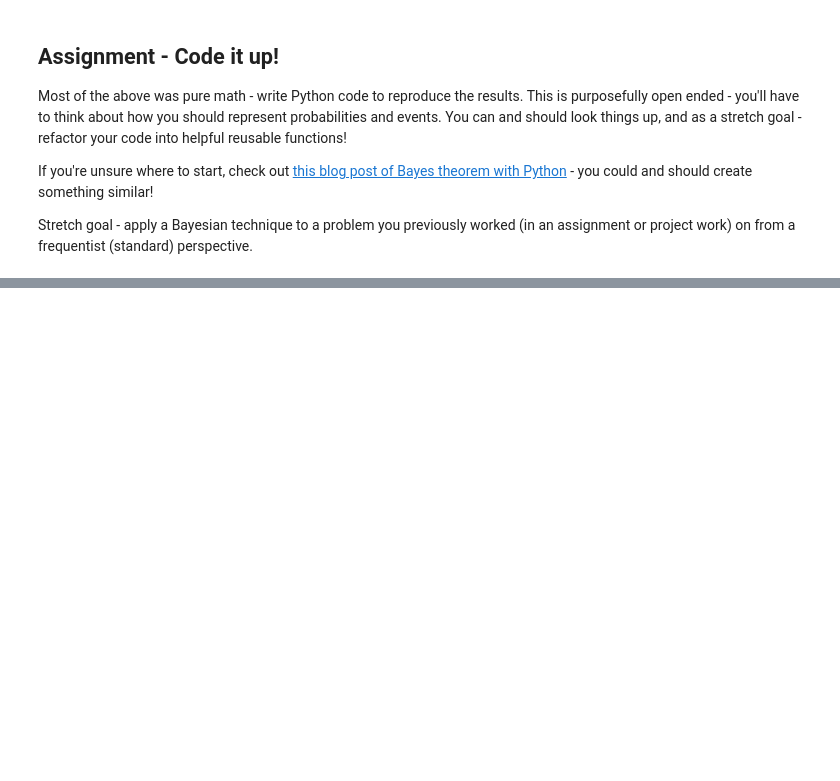
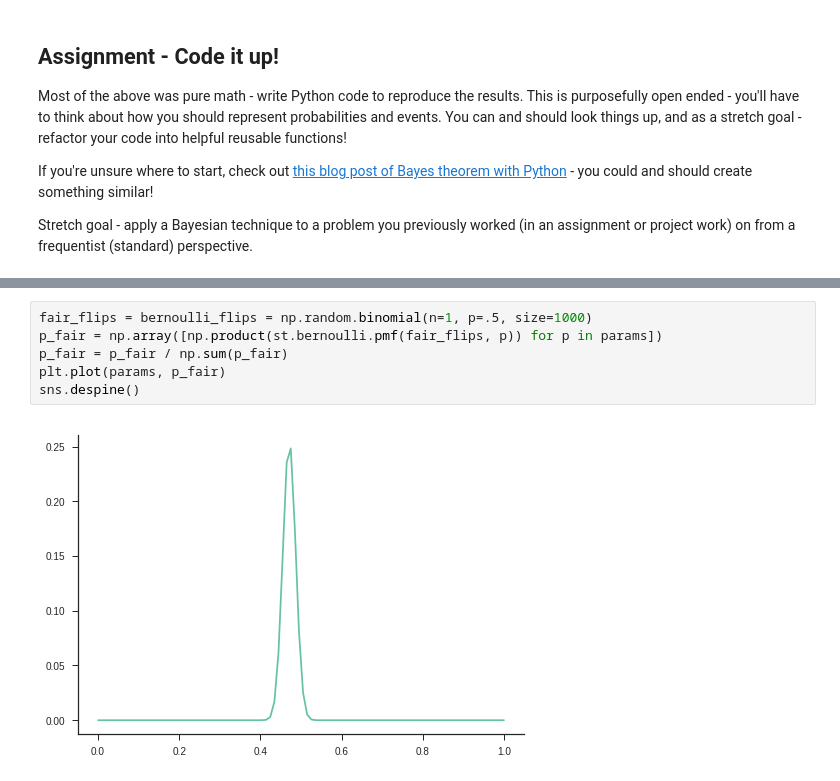
Before and after one commit to bloominstituteoftechnology/DS-Unit-1-Sprint-3-Statistical-Tests-and-Experiments, a Jupyter notebook: module3-introduction-to-bayesian-inference/LS_DS_143_Introduction_to_Bayesian_Inference.ipynb, the cells around one changed output, grey strips where cells are left out. Saved outputs shown, nothing was run; the diff lists cells and outputs as text; blank space fills up the shorter version.

```diff
--- a/module3-introduction-to-bayesian-inference/LS_DS_143_Introduction_to_Bayesian_Inference.ipynb
+++ b/module3-introduction-to-bayesian-inference/LS_DS_143_Introduction_to_Bayesian_Inference.ipynb
@@ -79,0 +129,8 @@ Stretch goal - apply a Bayesian technique to a problem you previously worked (in
+# %%
+fair_flips = bernoulli_flips = np.random.binomial(n=1, p=.5, size=1000)
+p_fair = np.array([np.product(st.bernoulli.pmf(fair_flips, p)) for p in params])
+p_fair = p_fair / np.sum(p_fair)
+plt.plot(params, p_fair)
+sns.despine()
+# %% [output]
+[figure, added]
```
Also changed, not shown: parts of 13 cells of this notebook.
